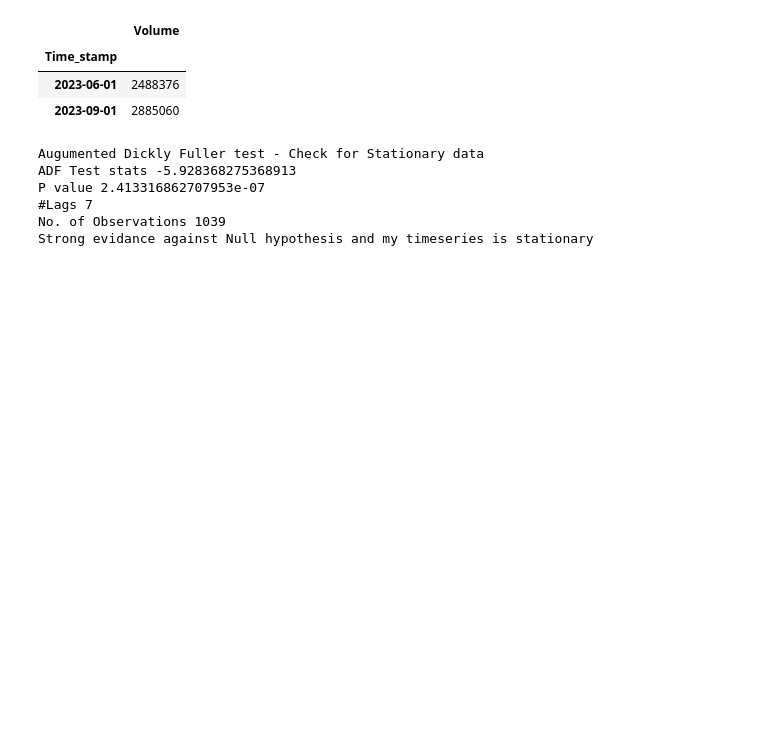
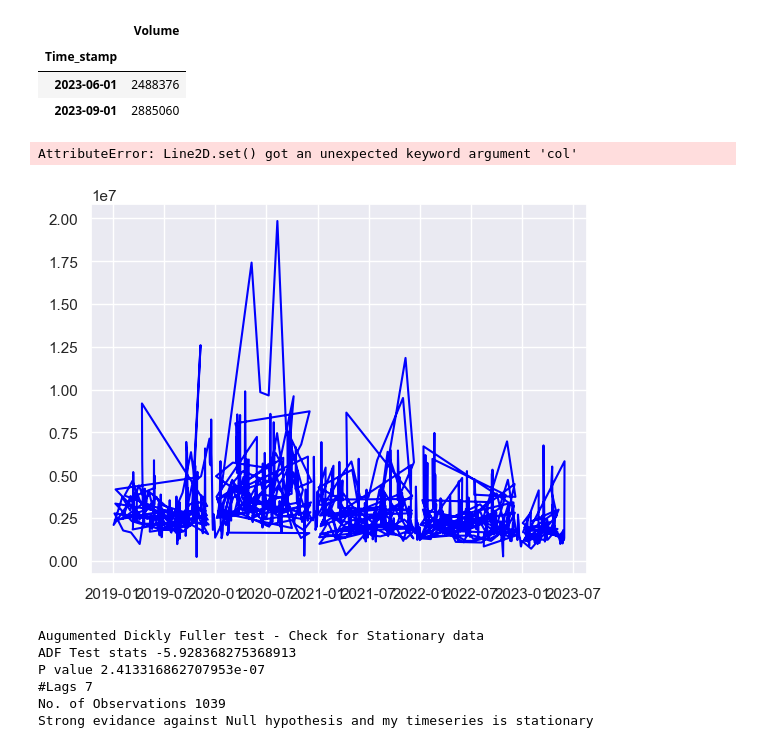
Before and after one commit to iampawankc/MLAlgo, a Jupyter notebook: TimeSeriesForecasting/StockPricePrediction.ipynb, the cells around one changed output. Saved outputs shown, nothing was run; the diff lists cells and outputs as text; code cells hidden in the pictures; blank space fills up the shorter version.

```diff
--- a/TimeSeriesForecasting/StockPricePrediction.ipynb
+++ b/TimeSeriesForecasting/StockPricePrediction.ipynb
@@ -396,7 +396,13 @@ def test_stationarity(timeseries):
     dftest = adfuller(timeseries, autolag='AIC')
     dfoutput = pd.Series(dftest[0:4], index= ['ADF Test stats', 'P value', '#Lags', 'No. of Observations' ])
     for key, value in dftest[4].items():
-        dfoutput['Critical ']
+        dfoutput['Critical values (%s)'%key] = value
+    print(dfoutput, '\n')
+# %%
+test_stationarity(train_final['Volume'])
+# %% [output]
+AttributeError: Line2D.set() got an unexpected keyword argument 'col'
+[figure, added]
 # %%
 def stationarity(timeseries):
     result = adfuller(timeseries)
```
Also changed, not shown: parts of 25 cells of this notebook, 5 other files.
